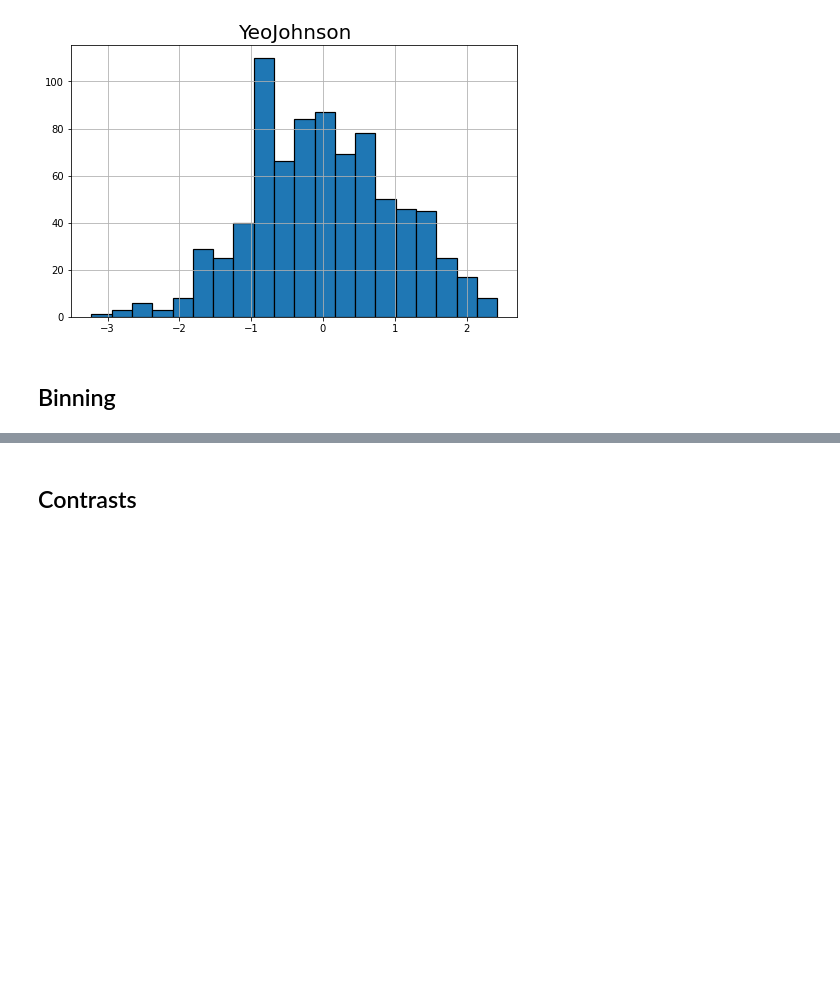
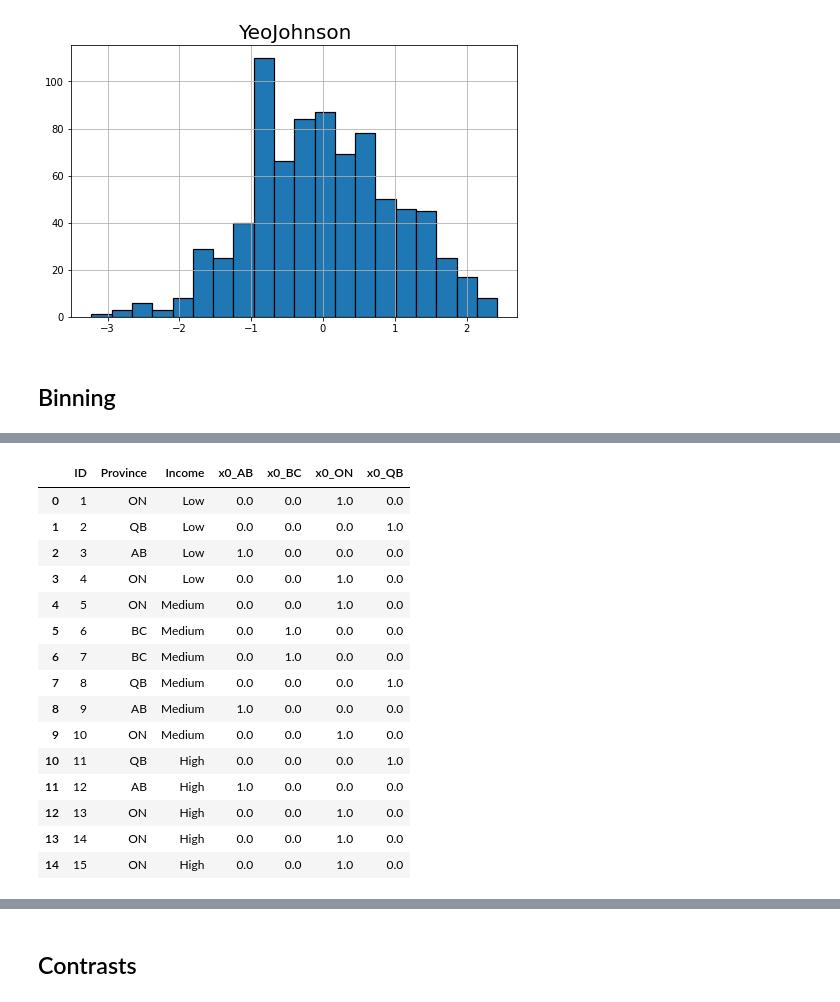
Before and after one commit to stepthom/869_course, a Jupyter notebook: classification/slides_classification_feature_engineering.ipynb, the cells around one changed output, grey strips where cells are left out. Saved outputs shown, nothing was run; the diff lists cells and outputs as text; code cells hidden in the pictures; blank space fills up the shorter version.

```diff
--- a/classification/slides_classification_feature_engineering.ipynb
+++ b/classification/slides_classification_feature_engineering.ipynb
@@ -279,0 +371,26 @@ X_train, X_test, y_train, y_test = train_test_split(X, y, test_size=0.5, random_
+# %%
+# If you want it back into the original pandas dataframe...
+
+_ohe_array = enc.transform(X_train[['Province']])
+_ohe_names = enc.get_feature_names()
+for i in range(_ohe_array.shape[1]):
+  X_train[_ohe_names[i]] = _ohe_array[:,i]
+
+X_train
+# %% [output]
+|  | ID | Province | Income | x0_AB | x0_BC | x0_ON | x0_QB |
+| 0 | 1 | ON | Low | 0.0 | 0.0 | 1.0 | 0.0 |
+| 1 | 2 | QB | Low | 0.0 | 0.0 | 0.0 | 1.0 |
+| 2 | 3 | AB | Low | 1.0 | 0.0 | 0.0 | 0.0 |
+| 3 | 4 | ON | Low | 0.0 | 0.0 | 1.0 | 0.0 |
+| 4 | 5 | ON | Medium | 0.0 | 0.0 | 1.0 | 0.0 |
+| 5 | 6 | BC | Medium | 0.0 | 1.0 | 0.0 | 0.0 |
+| 6 | 7 | BC | Medium | 0.0 | 1.0 | 0.0 | 0.0 |
+| 7 | 8 | QB | Medium | 0.0 | 0.0 | 0.0 | 1.0 |
+| 8 | 9 | AB | Medium | 1.0 | 0.0 | 0.0 | 0.0 |
+| 9 | 10 | ON | Medium | 0.0 | 0.0 | 1.0 | 0.0 |
+| 10 | 11 | QB | High | 0.0 | 0.0 | 0.0 | 1.0 |
+| 11 | 12 | AB | High | 1.0 | 0.0 | 0.0 | 0.0 |
+| 12 | 13 | ON | High | 0.0 | 0.0 | 1.0 | 0.0 |
+| 13 | 14 | ON | High | 0.0 | 0.0 | 1.0 | 0.0 |
+| 14 | 15 | ON | High | 0.0 | 0.0 | 1.0 | 0.0 |
```
Also changed, not shown: parts of 33 cells of this notebook.
